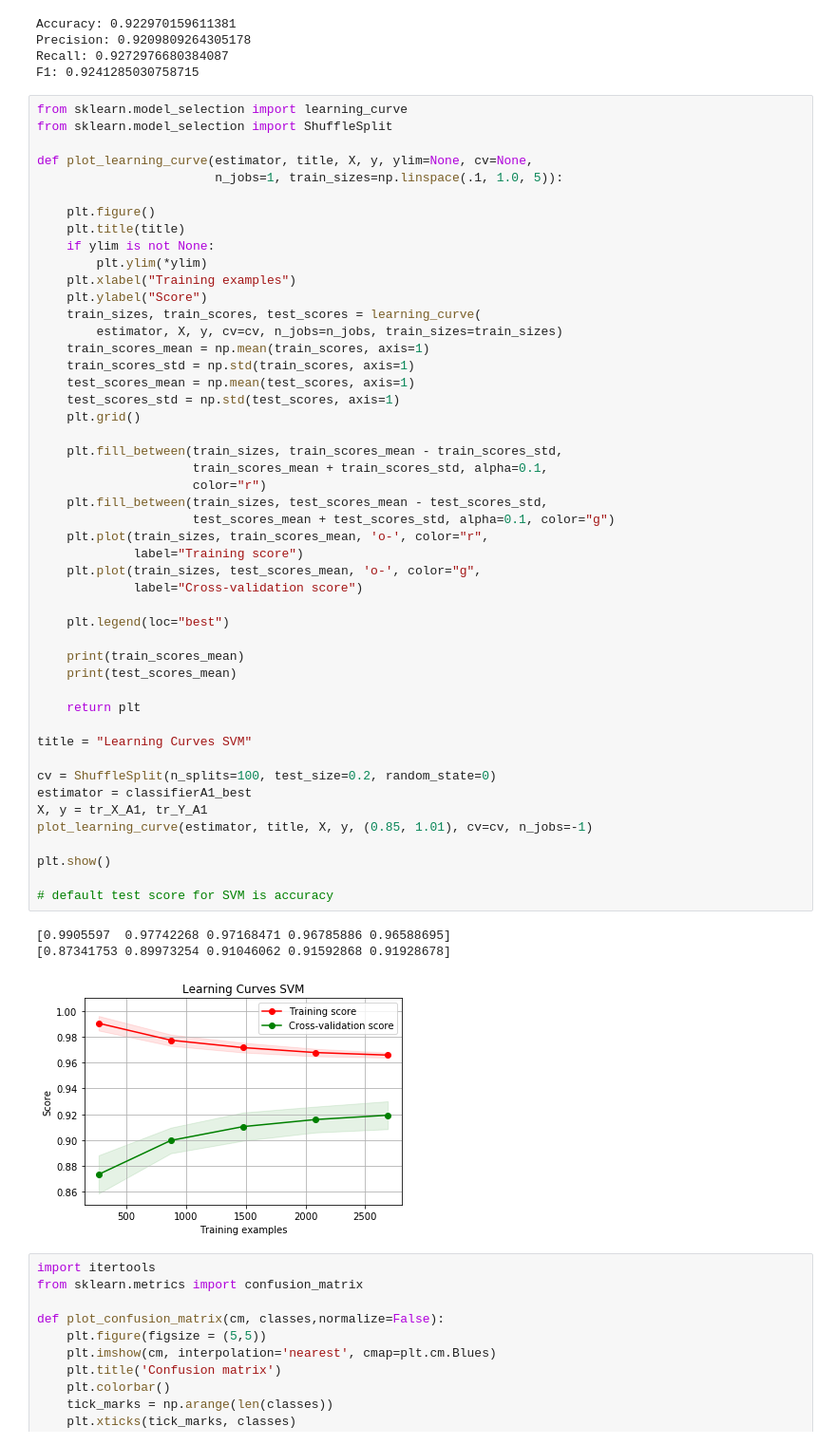
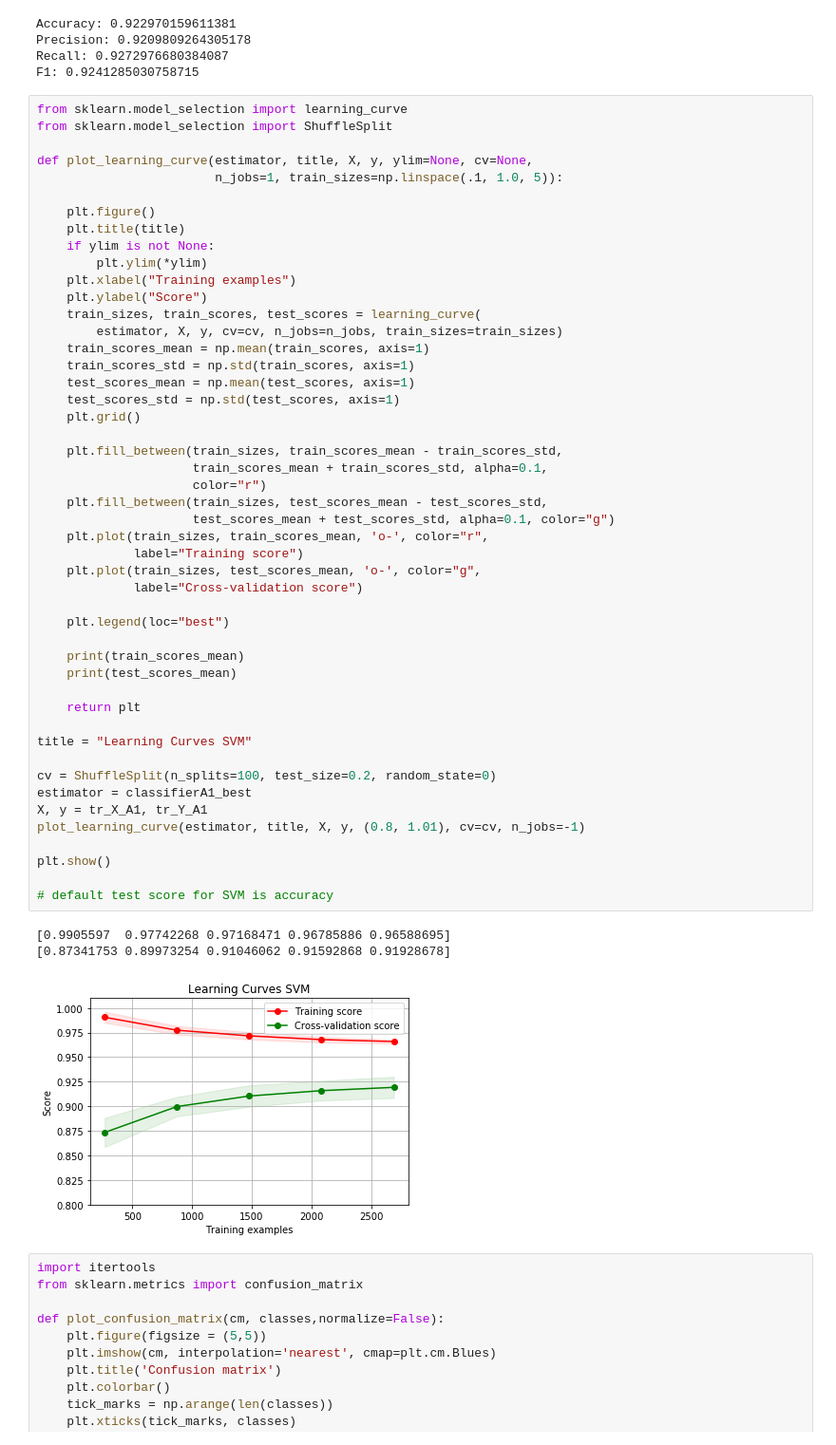
Before and after one commit to harizjuzaimi/AMLSassignment19_20, a Jupyter notebook: A1/A1_test.ipynb, the cells around one changed output. Shown at 95% size. Saved outputs shown, nothing was run; the diff lists cells and outputs as text.

```diff
--- a/A1/A1_test.ipynb
+++ b/A1/A1_test.ipynb
@@ -94,35 +94,35 @@ def plot_learning_curve(estimator, title, X, y, ylim=None, cv=None,
 
     plt.fill_between(train_sizes, train_scores_mean - train_scores_std,
                      train_scores_mean + train_scores_std, alpha=0.1,
                      color="r")
     plt.fill_between(train_sizes, test_scores_mean - test_scores_std,
                      test_scores_mean + test_scores_std, alpha=0.1, color="g")
     plt.plot(train_sizes, train_scores_mean, 'o-', color="r",
              label="Training score")
     plt.plot(train_sizes, test_scores_mean, 'o-', color="g",
              label="Cross-validation score")
 
     plt.legend(loc="best")
 
     print(train_scores_mean)
     print(test_scores_mean)
 
     return plt
 
 title = "Learning Curves SVM"
 
 cv = ShuffleSplit(n_splits=100, test_size=0.2, random_state=0)
 estimator = classifierA1_best
 X, y = tr_X_A1, tr_Y_A1
-plot_learning_curve(estimator, title, X, y, (0.85, 1.01), cv=cv, n_jobs=-1)
+plot_learning_curve(estimator, title, X, y, (0.8, 1.01), cv=cv, n_jobs=-1)
 
 plt.show()
 
 # default test score for SVM is accuracy
 # %% [output]
 [0.9905597  0.97742268 0.97168471 0.96785886 0.96588695]
 [0.87341753 0.89973254 0.91046062 0.91592868 0.91928678]
-[figure, old version]
+[figure, new version]
 # %%
 import itertools
 from sklearn.metrics import confusion_matrix
```
Also changed, not shown: parts of 1 cell of this notebook, 9 other files.
